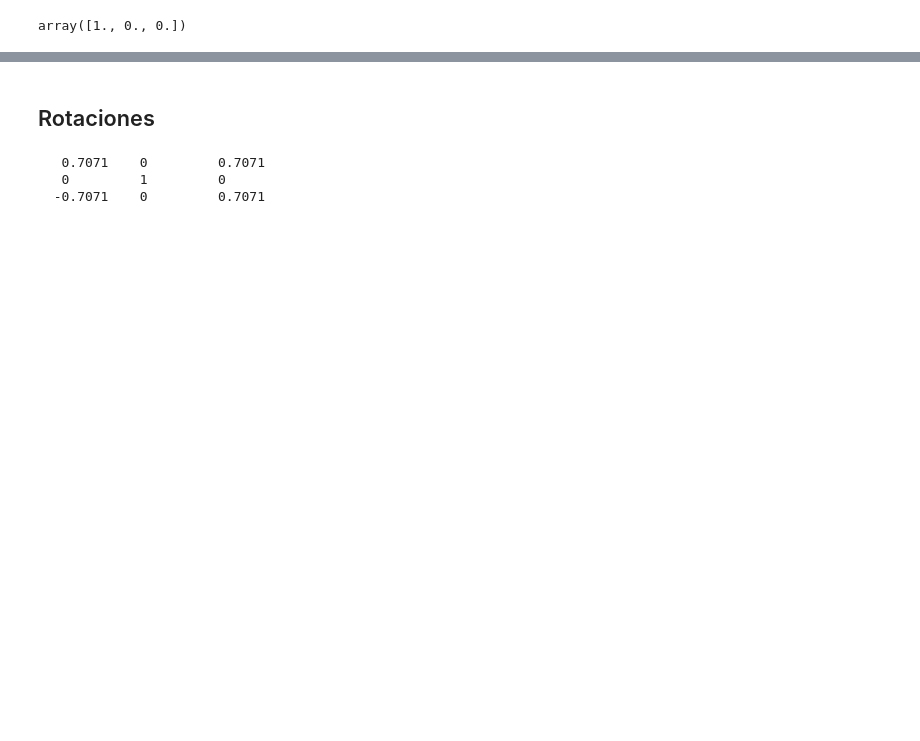
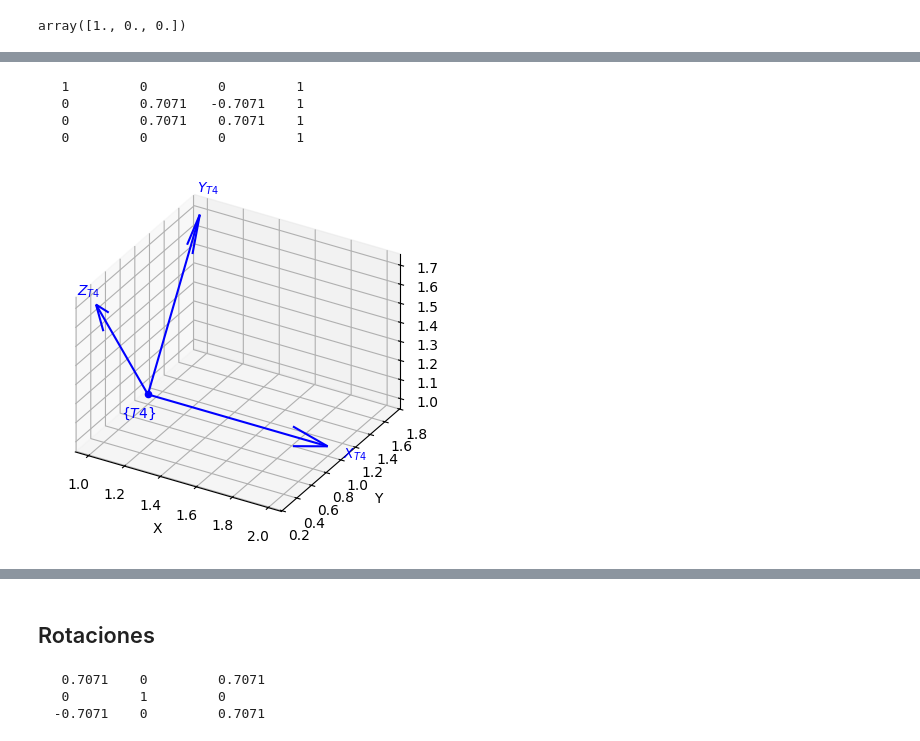
Before and after one commit to mhirak/FundamentosDeRobotica, a Jupyter notebook: Practica 1 - Transformaciones.ipynb, the cells around one changed output, grey strips where cells are left out. Drawn from its saved outputs; the diff is of its cells as text; code cells hidden in the pictures; blank space fills up the shorter version.

```diff
--- a/Practica 1 - Transformaciones.ipynb
+++ b/Practica 1 - Transformaciones.ipynb
@@ -90,4 +99,10 @@ array([[1., 0., 0., 1.],
 # %%
-T4 = SE3(1,1,1)
+T4 = SE3(1,1,1)*SE3.Rx(pi/4)
 T4.plot(frame='T4')
-plt.show()
+T4
+# %% [output]
+   1         0         0         1
+   0         0.7071   -0.7071    1
+   0         0.7071    0.7071    1
+   0         0         0         1
+[figure, added]
```
Also changed, not shown: parts of 29 cells of this notebook.
